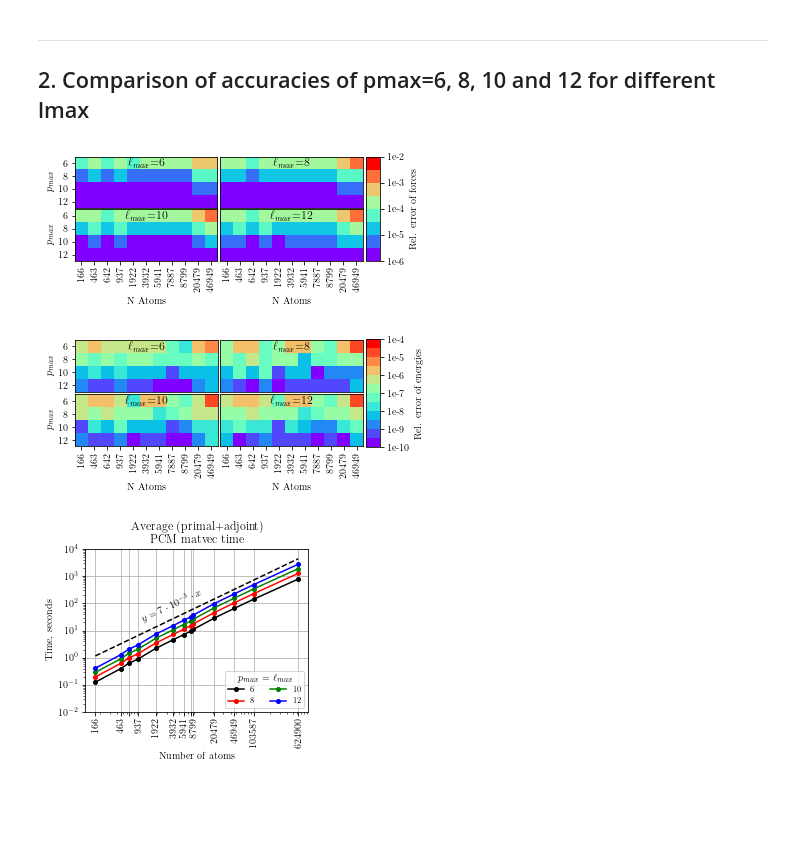
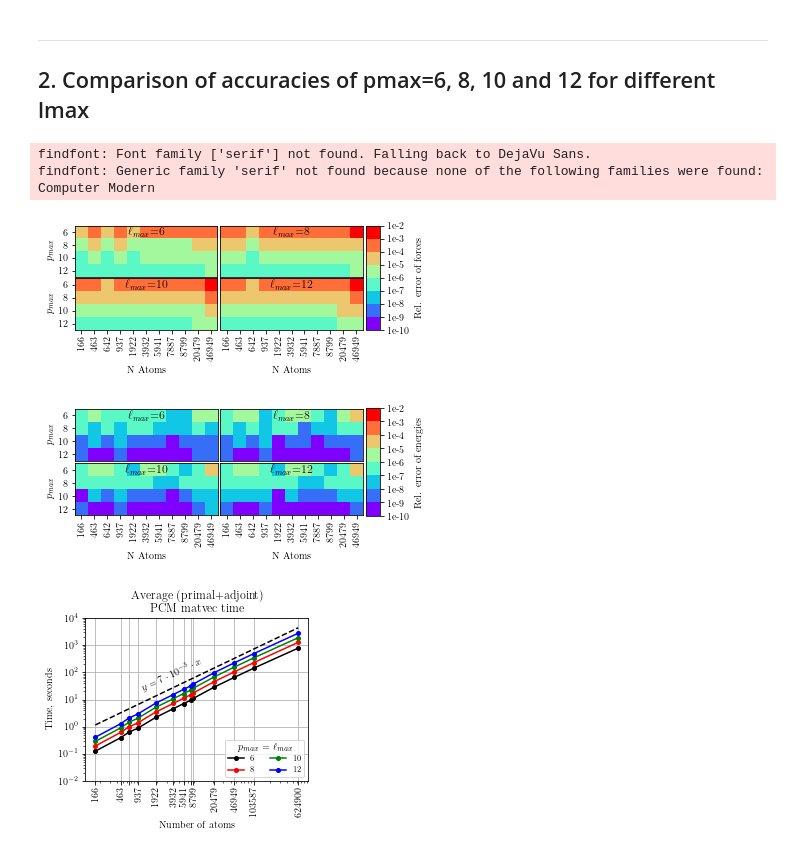
Before and after one commit to ACoM-Computational-Mathematics/2021_ddpcm_fmm, a Jupyter notebook: plots/plots_vdw.ipynb, the cells around one changed output. Drawn from its saved outputs; the diff is of its cells as text; code cells hidden in the pictures; blank space fills up the shorter version.

Commit message:
Updated the fmm vs fmm error plots to have a matching scale.

```diff
--- a/plots/plots_vdw.ipynb
+++ b/plots/plots_vdw.ipynb
@@ -235,50 +235,52 @@ for i, lmax in enumerate(lmaxs):
                                          result_dense["ddpcm esolv"]))
 # %%
 fig = plt.figure(figsize=(4, 1.45))
-vmax = int(np.log10(np.max(forces_results)))
-vmin = int(np.log10(np.min(forces_results)))
+vmax = -2
+vmin = -10
 
-cmap = plt.cm.get_cmap('rainbow', (vmax - vmin)*2)
+cmap = plt.cm.get_cmap('rainbow', (vmax - vmin))
 
 for i, lmax in enumerate(lmaxs):
     ax = fig.add_subplot(2, 2, 1 + i)
     ax.matshow(np.log10(forces_results[i]), cmap=cmap, vmin=vmin, vmax=vmax)
     ax.set_title('$\ell_{max}$=' + str(lmax), y=0.70, color='black')
     ax.set_xticks([])
     ax.set_yticks([])
     if i%2 == 0:
         ax.set_ylabel('$p_{max}$')
         ax.set_yticks([0, 1, 2, 3])
         ax.set_yticklabels([str(p) for p in pmaxs])
     if i >= 2:
         ax.set_xticks(range(len(natoms)))
         ax.set_xticklabels([str(n) for n in natoms], rotation='vertical')
         ax.xaxis.set_ticks_position('bottom')
         ax.set_xlabel('N Atoms')
 
 # create a second axes for the colorbar
 ax2 = fig.add_axes([1.01, 0.0, 0.05, 1.0])
 cb = mpl.colorbar.ColorbarBase(ax2, cmap=cmap, ticks=np.arange(vmin, vmax + 0.1, 1.0),
                                boundaries=np.arange(vmin, vmax + 0.1, 0.5),
                                norm=mpl.colors.Normalize(vmin, vmax),
                                format='1e%i', label='Rel. error of forces')
 
 plt.subplots_adjust(top=1.0, bottom=0.0, left=0.0, right=1.0, wspace=0.02, hspace=0.02)
 #ax.set_xlabel('$\ell_{{max}}$')
 #ax.set_ylabel('$p_{{max}}$')
 
 #plt.savefig("fmm_vs_fmm_vdw_force.pdf", bbox_inches='tight')
 plt.savefig("fmm_vs_fmm_vdw_force.pgf", bbox_inches='tight')
 plt.show()
 plt.close()
 # %% [output]
+findfont: Font family ['serif'] not found. Falling back to DejaVu Sans.
+findfont: Generic family 'serif' not found because none of the following families were found: Computer Modern
-[figure, old version]
+[figure, new version]
 # %%
 fig = plt.figure(figsize=(4, 1.5))
-vmax = int(np.log10(np.max(energies_results)))
-vmin = int(np.log10(np.min(energies_results)))
+vmax = -2
+vmin = -10
 
-cmap = plt.cm.get_cmap('rainbow', (vmax - vmin)*2)
+cmap = plt.cm.get_cmap('rainbow', (vmax - vmin))
 
 for i, lmax in enumerate(lmaxs):
     ax = fig.add_subplot(2, 2, 1 + i)
@@ -312,7 +314,7 @@ plt.savefig("fmm_vs_fmm_vdw_esolv.pgf", bbox_inches='tight')
 plt.show()
 plt.close()
 # %% [output]
-[figure, old version]
+[figure, new version]
 # %%
 # Average performance of a single matvec for large scale runs with pmax=lmax
 
```
